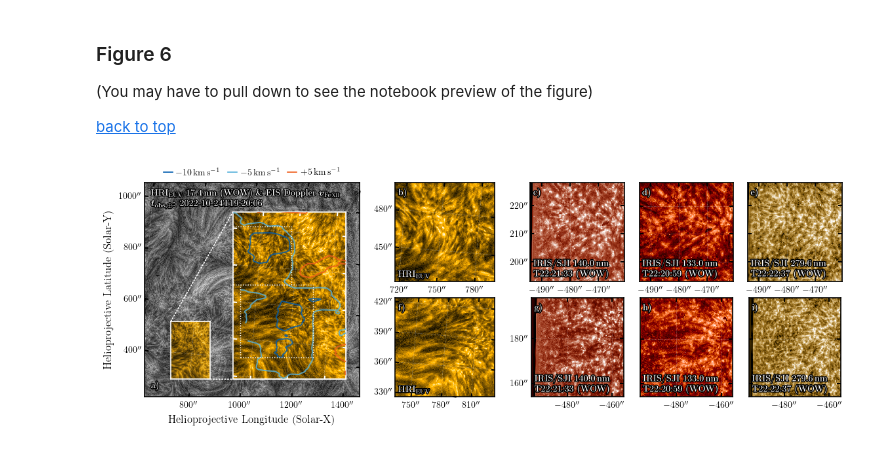
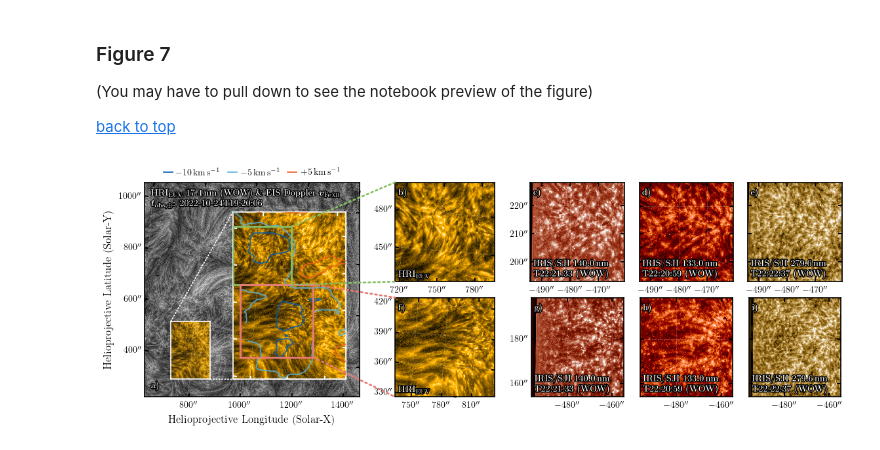
Before and after one commit to yjzhu-solar/EIS_DKIST_SolO, a Jupyter notebook: ipynb/ms_eis_eui_upflow/hri_zoomin_east.ipynb, the cells around one changed output. Saved outputs shown, nothing was run; the diff lists cells and outputs as text; code cells hidden in the pictures.

```diff
--- a/ipynb/ms_eis_eui_upflow/hri_zoomin_east.ipynb
+++ b/ipynb/ms_eis_eui_upflow/hri_zoomin_east.ipynb
@@ -103,8 +103,8 @@ iris_sji_1400_map_zoomin_region_2_wow = sunpy.map.Map(wow(iris_sji_1400_map_zoom
 iris_sji_2796_map_zoomin_region_2_wow = sunpy.map.Map(wow(iris_sji_2796_map_zoomin_region_2.data, bilateral=1, denoise_coefficients=[2,1])[0],
                                                         iris_sji_2796_map_zoomin_region_2.meta)
 # %% [markdown]
-<a id='figure-6'></a>
-### Figure 6
+<a id='figure-7'></a>
+### Figure 7
 (You may have to pull down to see the notebook preview of the figure)
 
 [back to top](#notebook-top)
@@ -146,12 +146,12 @@ for edge in hri_map_1024_wow_zoomin_edges:
 for edge in hri_map_1024_wow_zoomin_region_1_edges:
     edge_x, edge_y = edge.T.to_value(u.pix)
     ax1_zoomin.plot(edge_x + 210 - 210, edge_y + 400 - 140,
-                    lw=1.0, color='white', ls=':')
+                    lw=2, color='#86C166', ls='-')
 
 for edge in hri_map_1024_wow_zoomin_region_2_edges:
     edge_x, edge_y = edge.T.to_value(u.pix)
     ax1_zoomin.plot(edge_x + 230 - 210, edge_y + 200 - 140,
-                    lw=1.0, color='white', ls=':')
+                    lw=2, color='#EB7A77', ls='-')
 
 
 
@@ -167,7 +167,7 @@ connect_patch_1 = patches.ConnectionPatch(xyA=(210, 600), xyB=(0,1),
 #         coordsA="data", coordsB="axes fraction",axesA=ax1, axesB=ax1_zoomin, color="white",
 #         zorder=2,lw=1.2,ls=':')
 
-for patch_ in (connect_patch_0, connect_patch_1,):
+for patch_ in (connect_patch_0, connect_patch_1):
     fig.add_artist(patch_)
 
 ax1_zoomin.coords[0].set_ticklabel_visible(False)
@@ -318,31 +318,55 @@ ax9.text(0.03,0.94,r'\textbf{i)}',fontsize=10,transform=ax9.transAxes,va='top',h
 
 ax9.text(0.03,0.03,r'\textbf{IRIS/SJI 279.6\,nm}' + \
             '\n' + r'\textbf{{{} (WOW)}}'.format(iris_sji_2796_map_zoomin_region_2_wow.date.isot[10:-4]),fontsize=10,
             transform=ax9.transAxes,va='bottom',ha='left',color='white',
             path_effects=[path_effects.Stroke(linewidth=2, foreground='black'),path_effects.Normal()])
 
+
+edge_x_r1_3, edge_y_r1_3 = hri_map_1024_wow_zoomin_region_1_edges[3].T.to_value(u.pix)
+
+connect_patch_zoomin_r1_0 = patches.ConnectionPatch(xyA=(edge_x_r1_3[0] + 210 - 210, edge_y_r1_3[0] + 400 - 140), xyB=(0,0),
+        coordsA="data", coordsB="axes fraction",axesA=ax1_zoomin, axesB=ax2, color="#86C166",
+        zorder=100,lw=2,ls=':')
+connect_patch_zoomin_r1_1 = patches.ConnectionPatch(xyA=(edge_x_r1_3[0] + 210 - 210, edge_y_r1_3[-1] + 400 - 140), xyB=(0,1),
+        coordsA="data", coordsB="axes fraction",axesA=ax1_zoomin, axesB=ax2, color="#86C166",
+        zorder=100,lw=2,ls=':')
+
+edge_x_r2_3, edge_y_r2_3 = hri_map_1024_wow_zoomin_region_2_edges[3].T.to_value(u.pix)
+
+connect_patch_zoomin_r2_0 = patches.ConnectionPatch(xyA=(edge_x_r2_3[0] + 230 - 210, edge_y_r2_3[0] + 200 - 140), xyB=(0,0),
+        coordsA="data", coordsB="axes fraction",axesA=ax1_zoomin, axesB=ax6, color="#EB7A77",
+        zorder=100,lw=2,ls=':')
+
+connect_patch_zoomin_r2_1 = patches.ConnectionPatch(xyA=(edge_x_r2_3[0] + 230 - 210, edge_y_r2_3[-1] + 200 - 140), xyB=(0,1),
+        coordsA="data", coordsB="axes fraction",axesA=ax1_zoomin, axesB=ax6, color="#EB7A77",
+        zorder=100,lw=2,ls=':')
+
+for patch_ in (connect_patch_zoomin_r1_0,connect_patch_zoomin_r1_1,
+               connect_patch_zoomin_r2_0,connect_patch_zoomin_r2_1):
+    fig.add_artist(patch_)
+
 for ax_ in (ax2,ax3,ax4,ax5,ax6,ax7,ax8,ax9):
     ax_.coords[0].axislabels.set_visible(False)
     ax_.coords[1].axislabels.set_visible(False)
 
 for ax_ in (ax2,ax6):
     ax_.coords[0].set_ticks(spacing=30*u.arcsec)
     ax_.coords[1].set_ticks(spacing=30*u.arcsec)
 
 for ax_ in (ax7,ax8,ax9):
     ax_.coords[0].set_ticks(spacing=20*u.arcsec)
     ax_.coords[1].set_ticks(spacing=20*u.arcsec)
 
 for ax_ in (ax4,ax5,ax8,ax9):
     ax_.coords[1].set_ticklabel_visible(False)
 
 # from matplotlib._layoutgrid import plot_children
 # plot_children(fig)
 
 fig.get_layout_engine().set(w_pad=0, h_pad=1/72., hspace=0,
                         wspace=0)
 
 
 plt.savefig('../../figs/ms_eis_eui_upflow/hri_east_upflow.pdf',dpi=300,bbox_inches='tight')
 # %% [output]
-[figure, old version]
+[figure, new version]
```
Also changed, not shown: parts of 1 cell of this notebook, 21 other files.
